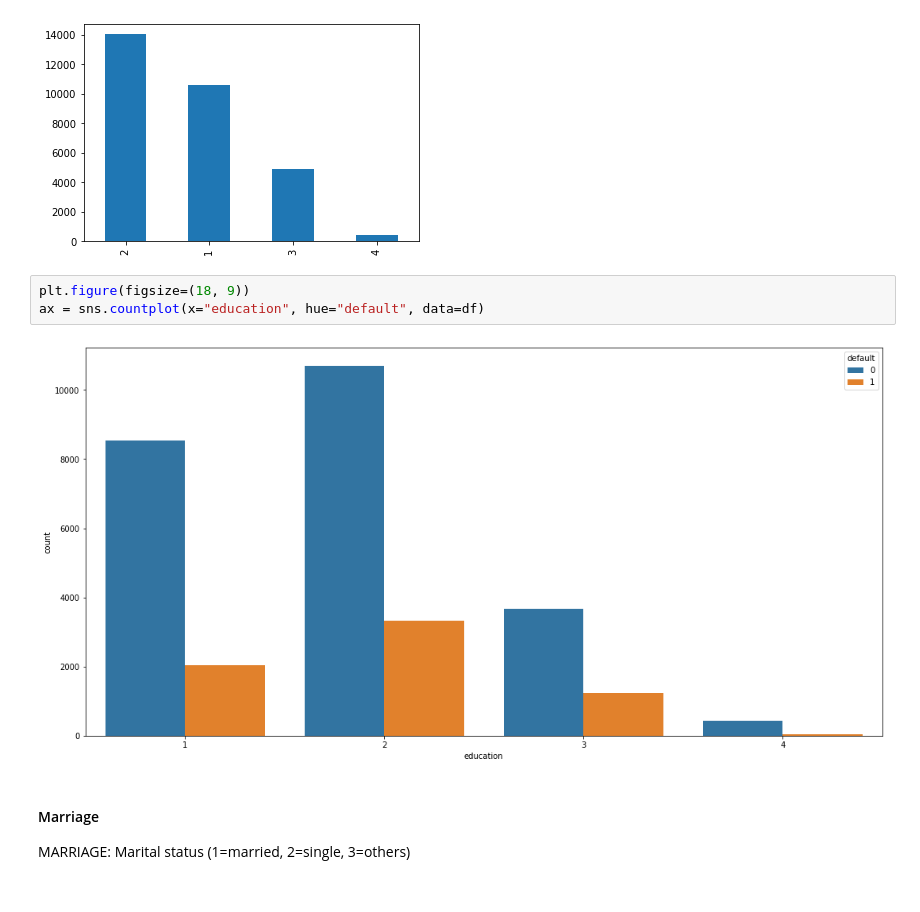
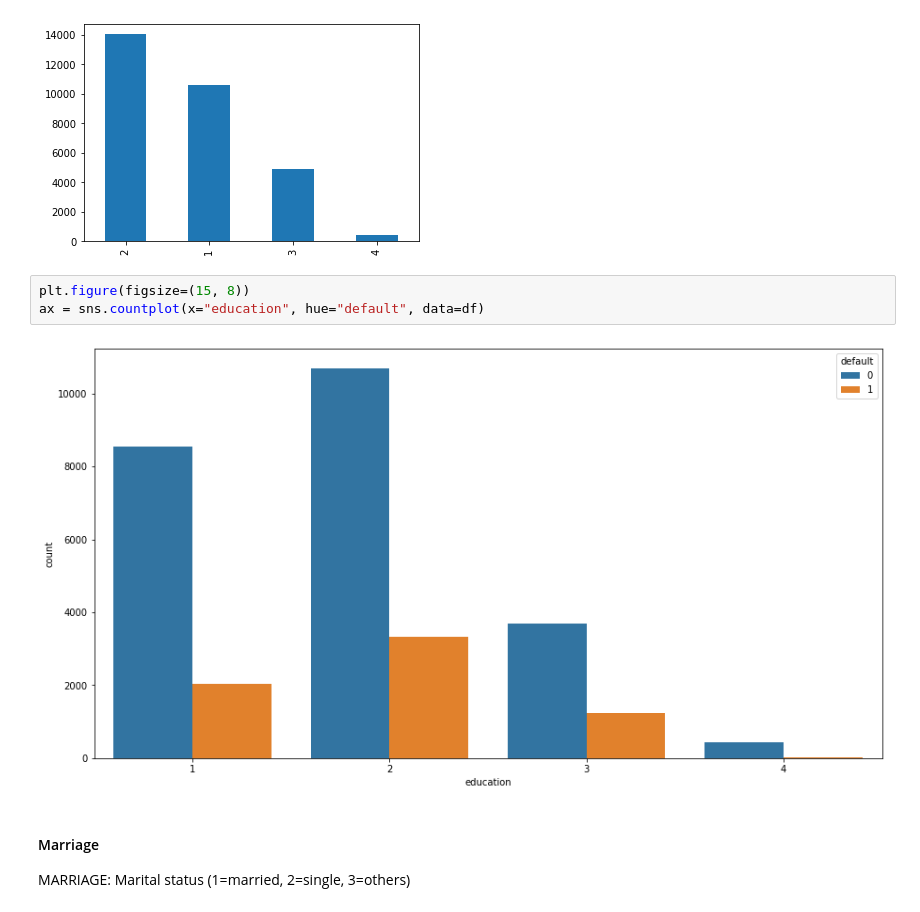
Before and after one commit to thomasXwang/UCI-Credit-card-defaults, a Jupyter notebook: UCI from scratch.ipynb, the cells around one changed output. Cells and saved outputs as stored; diff of their text form.

```diff
--- a/UCI from scratch.ipynb
+++ b/UCI from scratch.ipynb
@@ -351,10 +351,10 @@ df['education'].value_counts().plot(kind='bar')
 <matplotlib.axes._subplots.AxesSubplot at 0x...>
 [figure]
 # %%
-plt.figure(figsize=(18, 9))
+plt.figure(figsize=(15, 8))
 ax = sns.countplot(x="education", hue="default", data=df)
 # %% [output]
-[figure, old version]
+[figure, new version]
 # %% [markdown]
 #### Marriage
  MARRIAGE: Marital status (1=married, 2=single, 3=others)
```
Also changed, not shown: parts of 9 cells of this notebook.
